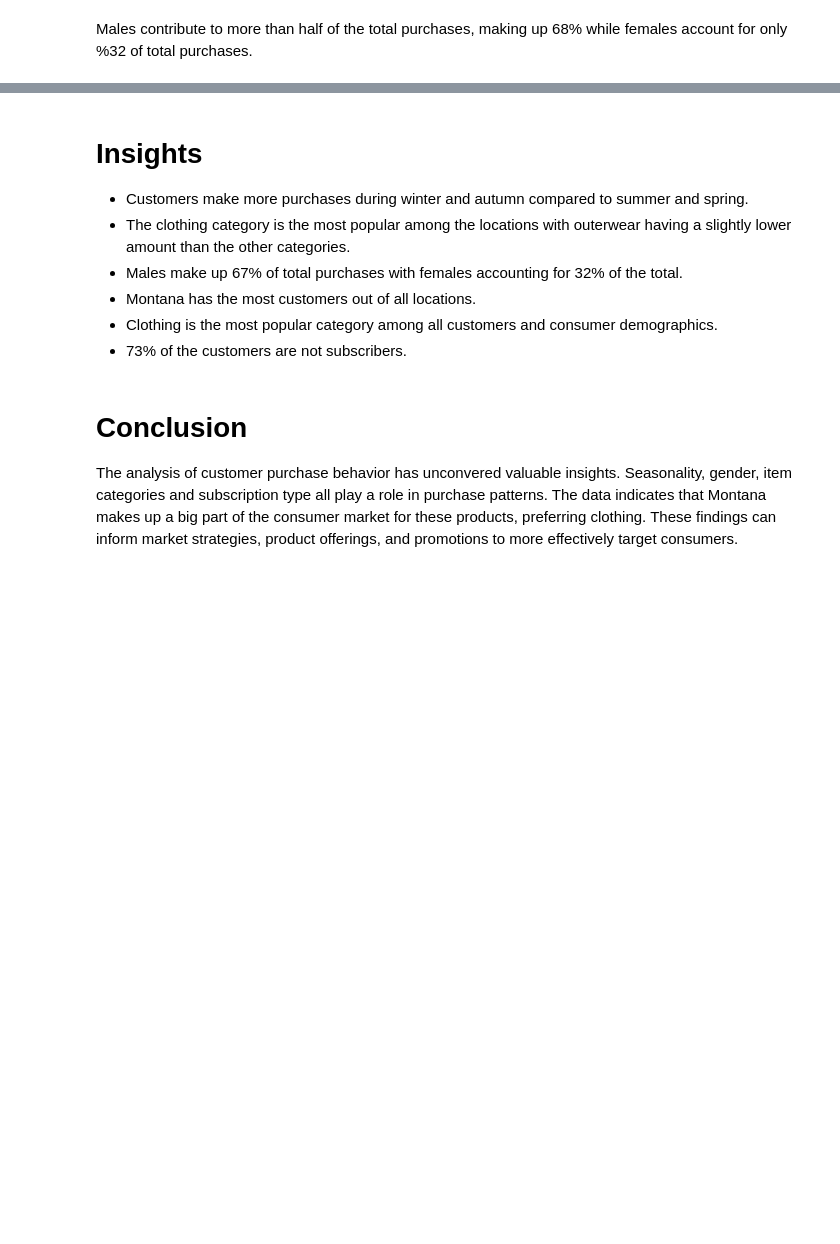
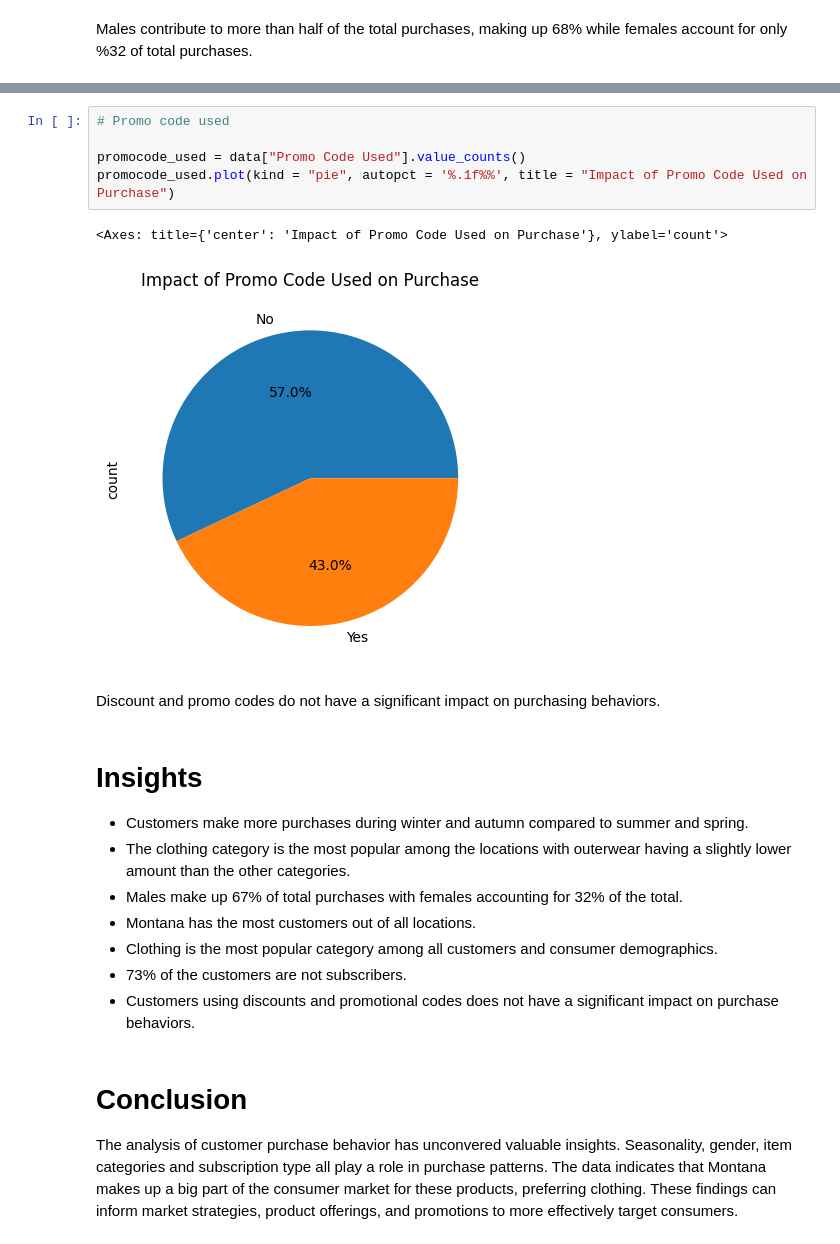
Before and after one commit to skylarsavar/Portfolio, a Jupyter notebook: consumer-behavior-analysis-with-python.ipynb, the cells around one changed output, grey strips where cells are left out. Drawn from its saved outputs; the diff is of its cells as text; blank space fills up the shorter version.

Commit message:
Kaggle Notebook | Consumer Behavior Analysis with Python | Version 3

```diff
--- a/consumer-behavior-analysis-with-python.ipynb
+++ b/consumer-behavior-analysis-with-python.ipynb
@@ -417,3 +424,13 @@ Males contribute to more than half of the total purchases, making up 68% while f
+# %%
+# Promo code used
+
+promocode_used = data["Promo Code Used"].value_counts()
+promocode_used.plot(kind = "pie", autopct = '%.1f%%', title = "Impact of Promo Code Used on Purchase")
+# %% [output]
+<Axes: title={'center': 'Impact of Promo Code Used on Purchase'}, ylabel='count'>
+[figure, added]
+# %% [markdown]
+Discount and promo codes do not have a significant impact on purchasing behaviors.
 # %% [markdown]
 # Insights
 
@@ -423,6 +440,7 @@ Males contribute to more than half of the total purchases, making up 68% while f
 * Montana has the most customers out of all locations.
 * Clothing is the most popular category among all customers and consumer demographics.
 * 73% of the customers are not subscribers.
+* Customers using discounts and promotional codes does not have a significant impact on purchase behaviors.
 # %% [markdown]
 # Conclusion
 
```
Also changed, not shown: parts of 3 cells of this notebook.
